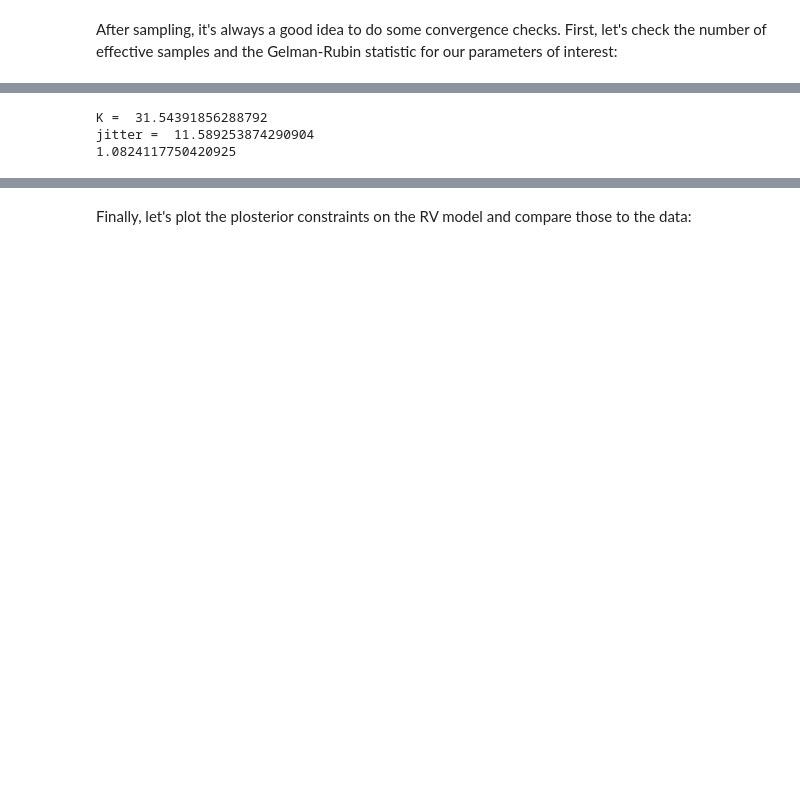
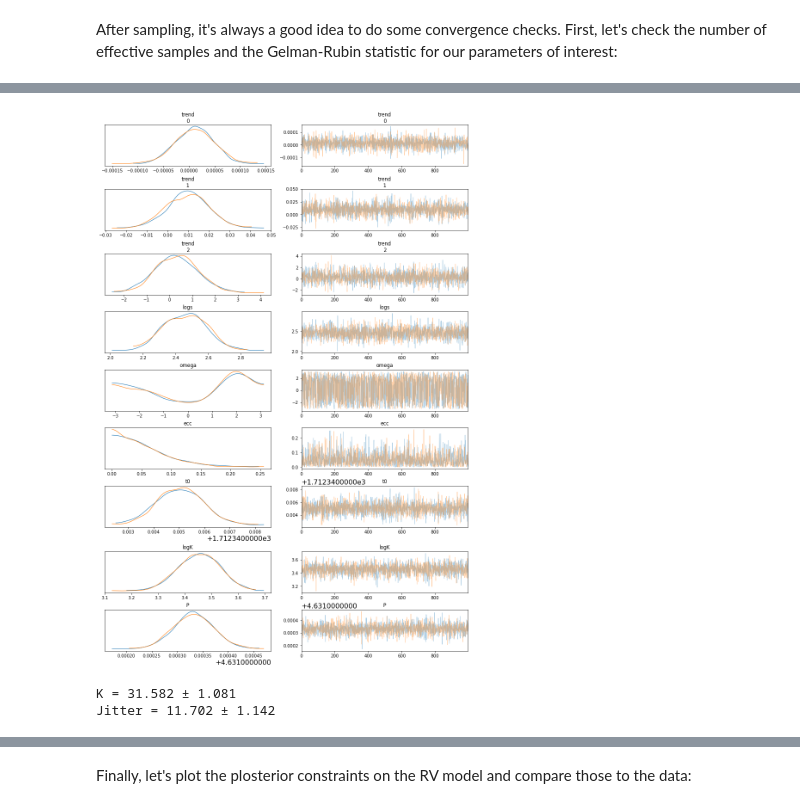
Before and after one commit to juanserrano90/tess_sophie_paper, a Jupyter notebook: rv_1273.ipynb, the cells around one changed output, grey strips where cells are left out. Cells and saved outputs as stored; diff of their text form; code cells hidden in the pictures; blank space fills up the shorter version.

```diff
--- a/rv_1273.ipynb
+++ b/rv_1273.ipynb
@@ -236,14 +247,21 @@ az.summary(trace, var_names=["trend", "logs", "omega", "ecc", "t0", "logK", "P"]
+# %%
+from arviz.utils import Numba
+Numba.disable_numba()
+Numba.numba_flag
+
+_ = az.plot_trace(trace, var_names=["trend", "logs", "omega", "ecc", "t0", "logK", "P"], compact=False)
+# %% [output]
+[figure, added]
 # %%
 K = np.exp(trace.posterior['logK'].mean().item())
+K_sigma = np.exp(trace.posterior['logK'].std().item())
 jitter = np.exp(trace.posterior['logs'].mean().item())
-print('K = ', K)
-print('jitter = ', jitter)
-print(np.exp(trace.posterior['logK'].std().item()))
-#print('jitter = ',np.exp(trace.posterior['logs']).mean().item())
+jitter_sigma = np.exp(trace.posterior['logs'].std().item())
+print("K = {K:.3f} \u00B1 {K_sigma:.3f}".format(K=K, K_sigma=K_sigma))
+print("Jitter = {J:.3f} \u00B1 {J_s:.3f}".format(J=jitter, J_s=jitter_sigma))
 # %% [output]
-K =  31.54391856288792
-jitter =  11.589253874290904
-1.0824117750420925
+K = 31.582 ± 1.081
+Jitter = 11.702 ± 1.142
 # %%
 import corner
 
```
Also changed, not shown: parts of 10 cells of this notebook, 4 other files.
